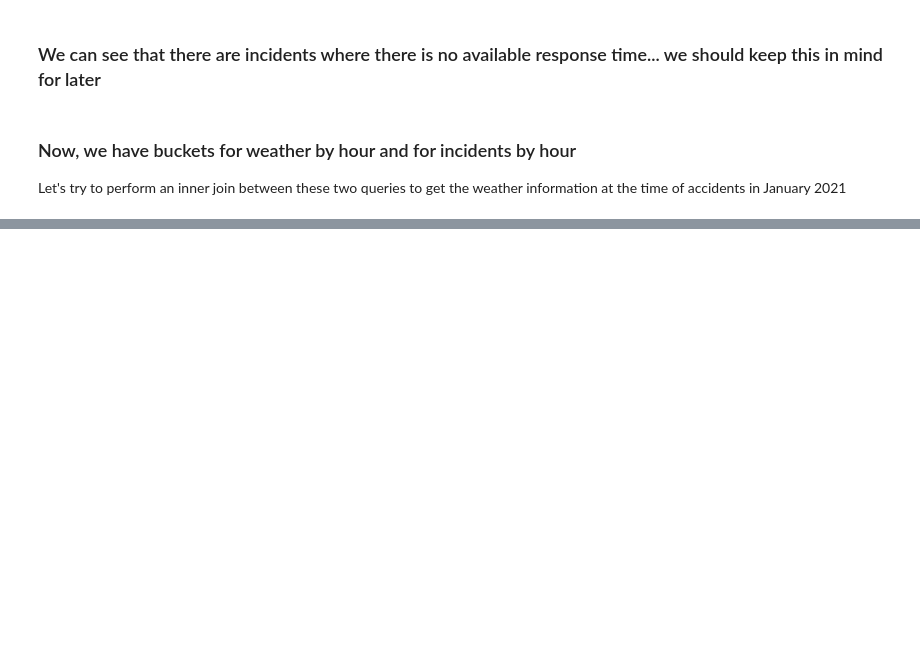
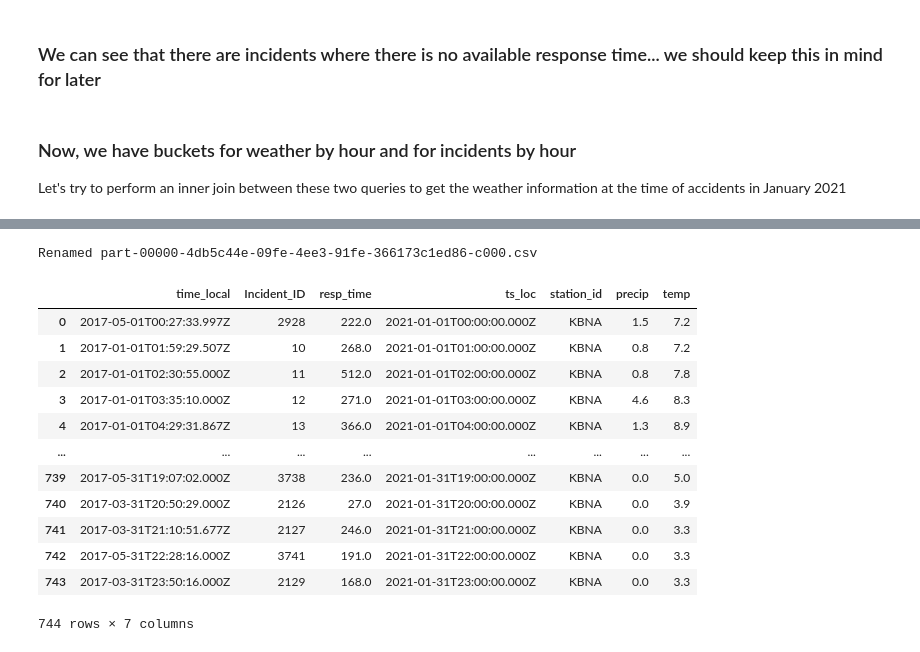
Before and after one commit to JoshScherer/Emergency-Response, a Jupyter notebook: FiguringOutSpark.ipynb, the cells around one changed output, grey strips where cells are left out. Cells and saved outputs as stored; diff of their text form; code cells hidden in the pictures; blank space fills up the shorter version.

Commit message:
Join between weather and incident (add year to part. to fix bug)

```diff
--- a/FiguringOutSpark.ipynb
+++ b/FiguringOutSpark.ipynb
@@ -1164,0 +1185,21 @@ pass
+# %%
+rename_file()
+with open('localtest2.out/results.csv') as f:
+  lines = f.readlines()
+  time_hist = pd.read_csv('localtest2.out/results.csv', header=None, names=['time_local', 'Incident_ID', 'resp_time', 'ts_loc', 'station_id', 'precip', 'temp'])
+time_hist
+# %% [output]
+Renamed part-00000-4db5c44e-09fe-4ee3-91fe-366173c1ed86-c000.csv
+|  | time_local | Incident_ID | resp_time | ts_loc | station_id | precip | temp |
+| 0 | 2017-05-01T00:27:33.997Z | 2928 | 222.0 | 2021-01-01T00:00:00.000Z | KBNA | 1.5 | 7.2 |
+| 1 | 2017-01-01T01:59:29.507Z | 10 | 268.0 | 2021-01-01T01:00:00.000Z | KBNA | 0.8 | 7.2 |
+| 2 | 2017-01-01T02:30:55.000Z | 11 | 512.0 | 2021-01-01T02:00:00.000Z | KBNA | 0.8 | 7.8 |
+| 3 | 2017-01-01T03:35:10.000Z | 12 | 271.0 | 2021-01-01T03:00:00.000Z | KBNA | 4.6 | 8.3 |
+| 4 | 2017-01-01T04:29:31.867Z | 13 | 366.0 | 2021-01-01T04:00:00.000Z | KBNA | 1.3 | 8.9 |
+| ... | ... | ... | ... | ... | ... | ... | ... |
+| 739 | 2017-05-31T19:07:02.000Z | 3738 | 236.0 | 2021-01-31T19:00:00.000Z | KBNA | 0.0 | 5.0 |
+| 740 | 2017-03-31T20:50:29.000Z | 2126 | 27.0 | 2021-01-31T20:00:00.000Z | KBNA | 0.0 | 3.9 |
+| 741 | 2017-03-31T21:10:51.677Z | 2127 | 246.0 | 2021-01-31T21:00:00.000Z | KBNA | 0.0 | 3.3 |
+| 742 | 2017-05-31T22:28:16.000Z | 3741 | 191.0 | 2021-01-31T22:00:00.000Z | KBNA | 0.0 | 3.3 |
+| 743 | 2017-03-31T23:50:16.000Z | 2129 | 168.0 | 2021-01-31T23:00:00.000Z | KBNA | 0.0 | 3.3 |
+744 rows × 7 columns
```
Also changed, not shown: parts of 2 cells of this notebook.
